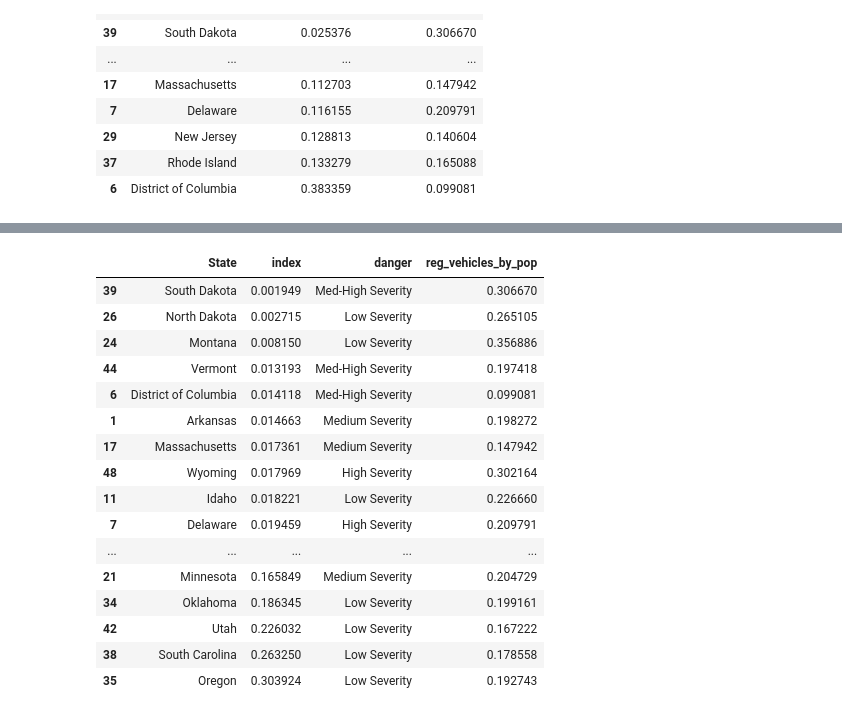
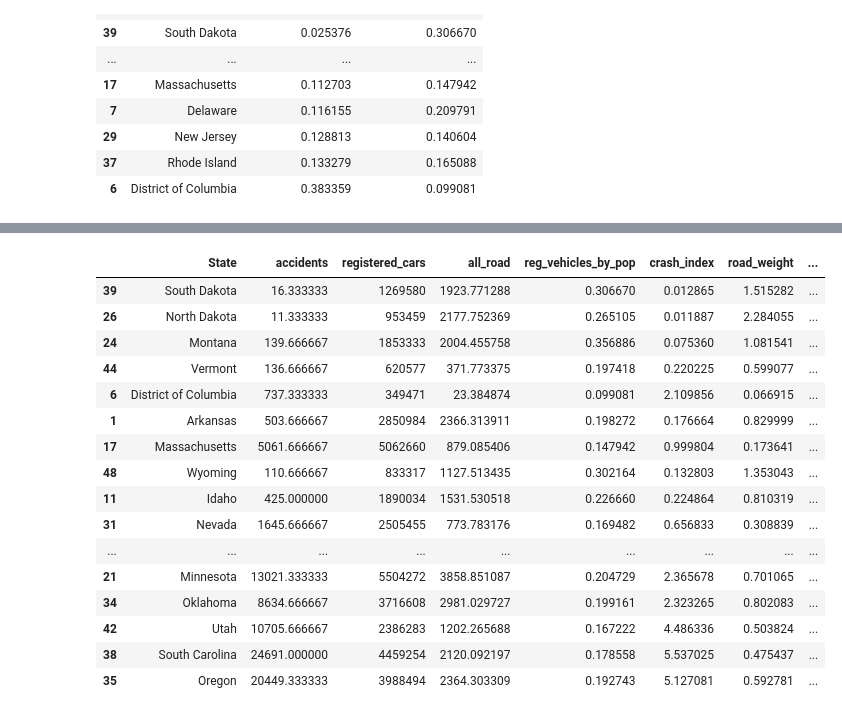
Before and after one commit to smyoung88/DA_G2_Final_Project, a Jupyter notebook: Vellios/StateGrouped_Dataset_Accidents-Cars-Pop-Land-Blue-Weed.ipynb, the cells around one changed output, grey strips where cells are left out. Drawn from its saved outputs; the diff is of its cells as text; code cells hidden in the pictures.

```diff
--- a/Vellios/StateGrouped_Dataset_Accidents-Cars-Pop-Land-Blue-Weed.ipynb
+++ b/Vellios/StateGrouped_Dataset_Accidents-Cars-Pop-Land-Blue-Weed.ipynb
@@ -720,24 +722,32 @@ import math
 # %%
+non_interstate_roads = index_by_state['sum_highway_distance'] + index_by_state['sum_other_distance']
+testing['registered_cars'] = testing['registered_cars'].apply(lambda x: round(x))
+# creating a crash index by state - avg number of accidents per year by number of registered cars - the lower the number, the more infrequent accidents are per driver
+testing['crash_index'] = (testing['accidents'] / testing['registered_cars']) * 1000
 
+# creating a road weight by cars registered per state - the higher the number, the more roadway is available per registered vehicle, small numbers are dense overpopulated areas
+testing['road_weight'] = ((testing['all_road'] / testing['registered_cars'])) * 1000
 
-testing['index'] = (testing['accidents'] / testing['registered_cars']) * (testing['all_road'] / testing['registered_cars']) * 100000
-testing[['State','index','danger','reg_vehicles_by_pop']].sort_values('index')
+#weighted_crash_index
+testing['crash_index_weighted'] = testing['crash_index'] * (non_interstate_roads / testing['registered_cars']) * 1000
+
+testing[['State','accidents','registered_cars','all_road','reg_vehicles_by_pop','crash_index','road_weight','crash_index_weighted','danger']].sort_values('crash_index_weighted')
 # %% [output]
-|  | State | index | danger | reg_vehicles_by_pop |
-| 39 | South Dakota | 0.001949 | Med-High Severity | 0.306670 |
-| 26 | North Dakota | 0.002715 | Low Severity | 0.265105 |
-| 24 | Montana | 0.008150 | Low Severity | 0.356886 |
-| 44 | Vermont | 0.013193 | Med-High Severity | 0.197418 |
-| 6 | District of Columbia | 0.014118 | Med-High Severity | 0.099081 |
-| 1 | Arkansas | 0.014663 | Medium Severity | 0.198272 |
-| 17 | Massachusetts | 0.017361 | Medium Severity | 0.147942 |
-| 48 | Wyoming | 0.017969 | High Severity | 0.302164 |
-| 11 | Idaho | 0.018221 | Low Severity | 0.226660 |
-| 7 | Delaware | 0.019459 | High Severity | 0.209791 |
-| ... | ... | ... | ... | ... |
-| 21 | Minnesota | 0.165849 | Medium Severity | 0.204729 |
-| 34 | Oklahoma | 0.186345 | Low Severity | 0.199161 |
-| 42 | Utah | 0.226032 | Low Severity | 0.167222 |
-| 38 | South Carolina | 0.263250 | Low Severity | 0.178558 |
-| 35 | Oregon | 0.303924 | Low Severity | 0.192743 |
+|  | State | accidents | registered_cars | all_road | reg_vehicles_by_pop | crash_index | road_weight | ... |
+| 39 | South Dakota | 16.333333 | 1269580 | 1923.771288 | 0.306670 | 0.012865 | 1.515282 | ... |
+| 26 | North Dakota | 11.333333 | 953459 | 2177.752369 | 0.265105 | 0.011887 | 2.284055 | ... |
+| 24 | Montana | 139.666667 | 1853333 | 2004.455758 | 0.356886 | 0.075360 | 1.081541 | ... |
+| 44 | Vermont | 136.666667 | 620577 | 371.773375 | 0.197418 | 0.220225 | 0.599077 | ... |
+| 6 | District of Columbia | 737.333333 | 349471 | 23.384874 | 0.099081 | 2.109856 | 0.066915 | ... |
+| 1 | Arkansas | 503.666667 | 2850984 | 2366.313911 | 0.198272 | 0.176664 | 0.829999 | ... |
+| 17 | Massachusetts | 5061.666667 | 5062660 | 879.085406 | 0.147942 | 0.999804 | 0.173641 | ... |
+| 48 | Wyoming | 110.666667 | 833317 | 1127.513435 | 0.302164 | 0.132803 | 1.353043 | ... |
+| 11 | Idaho | 425.000000 | 1890034 | 1531.530518 | 0.226660 | 0.224864 | 0.810319 | ... |
+| 31 | Nevada | 1645.666667 | 2505455 | 773.783176 | 0.169482 | 0.656833 | 0.308839 | ... |
+| ... | ... | ... | ... | ... | ... | ... | ... | ... |
+| 21 | Minnesota | 13021.333333 | 5504272 | 3858.851087 | 0.204729 | 2.365678 | 0.701065 | ... |
+| 34 | Oklahoma | 8634.666667 | 3716608 | 2981.029727 | 0.199161 | 2.323265 | 0.802083 | ... |
+| 42 | Utah | 10705.666667 | 2386283 | 1202.265688 | 0.167222 | 4.486336 | 0.503824 | ... |
+| 38 | South Carolina | 24691.000000 | 4459254 | 2120.092197 | 0.178558 | 5.537025 | 0.475437 | ... |
+| 35 | Oregon | 20449.333333 | 3988494 | 2364.303309 | 0.192743 | 5.127081 | 0.592781 | ... |
 # %%
```
Also changed, not shown: parts of 6 cells of this notebook, 1 other file.
